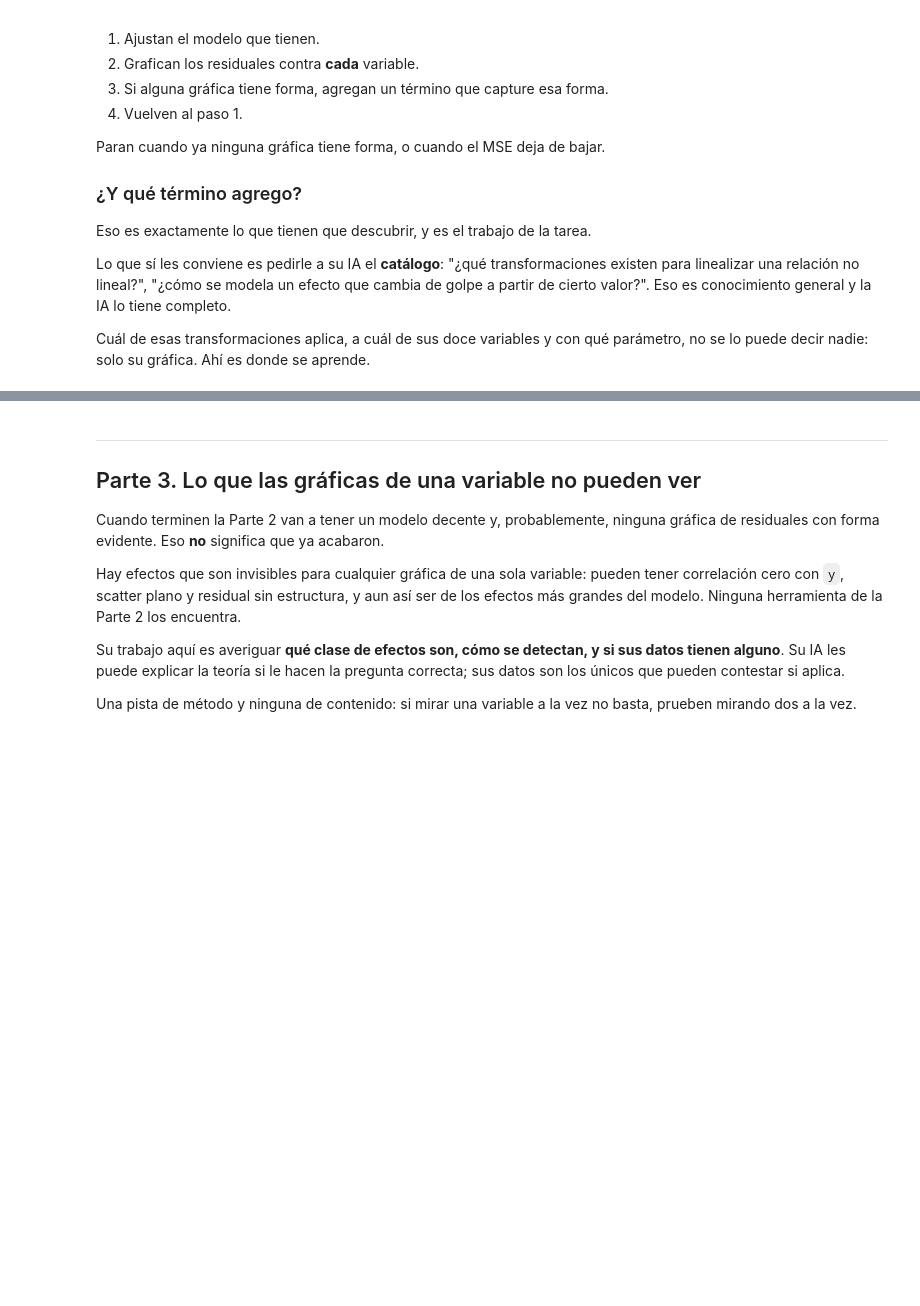
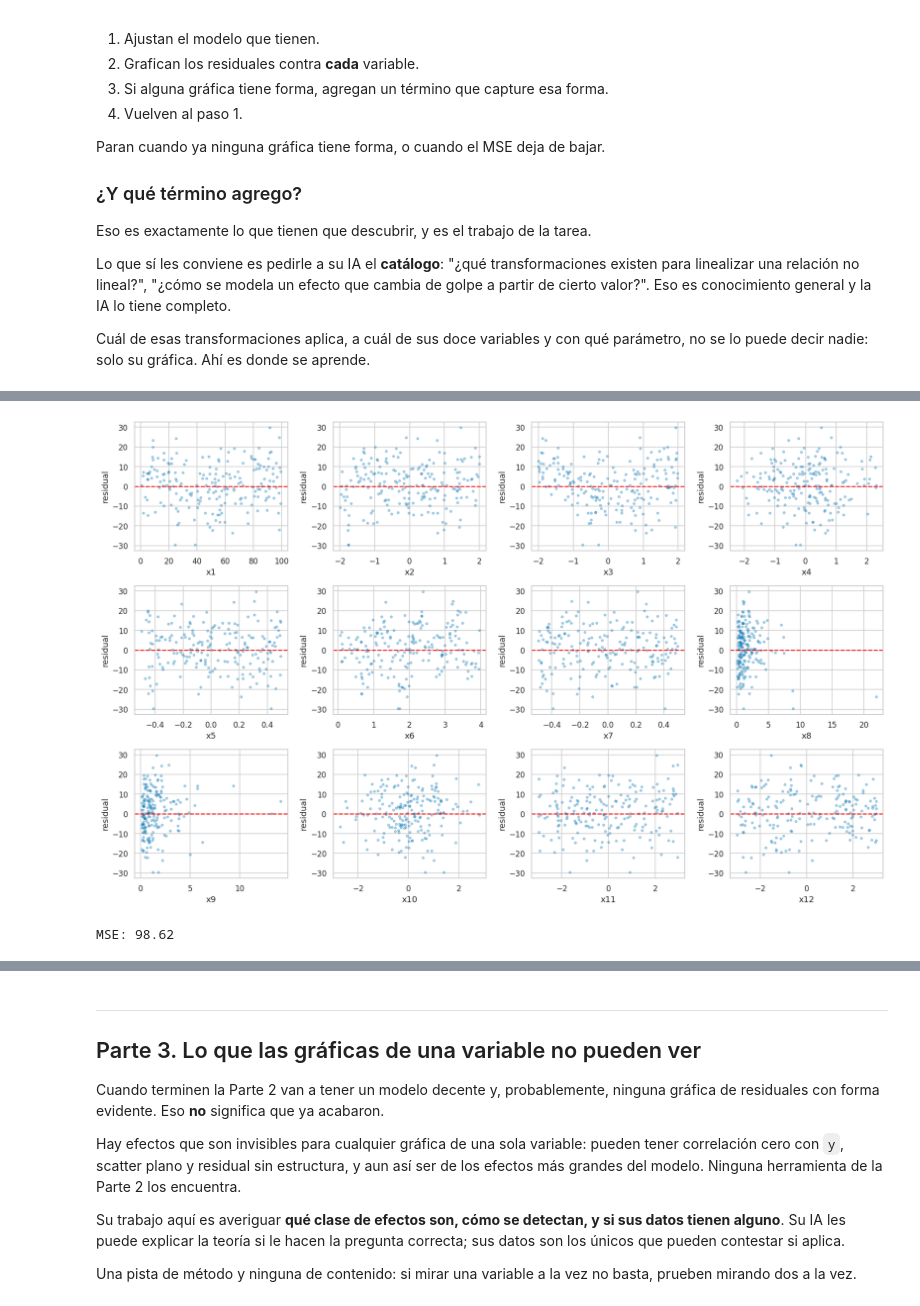
Before and after one commit to rosagtzz/mineria_datos, a Jupyter notebook: tareas/tarea_01_aproximacion_funcion.ipynb, the cells around one changed output, grey strips where cells are left out. Drawn from its saved outputs; the diff is of its cells as text; code cells hidden in the pictures; blank space fills up the shorter version.

```diff
--- a/tareas/tarea_01_aproximacion_funcion.ipynb
+++ b/tareas/tarea_01_aproximacion_funcion.ipynb
@@ -257,9 +302,22 @@ print(f"Modelo con las 12 crudas -> MSE de validación {mse:.2f}")
 # %%
 # TODO: grafiquen los residuales contra cada una de las 12 variables.
 # Una rejilla de 12 paneles, y en cada uno una línea horizontal en 0 como referencia.
 #
 # Lo que buscan es FORMA, no dispersión. Una nube gruesa sin patrón está bien;
 # una nube que sube, baja, ondula o salta es un término que les falta.
+fig, axes = plt.subplots(3, 4, figsize=(16, 10))
+axes = axes.flatten()
+
+for i, var in enumerate(VARIABLES):
+    axes[i].scatter(X_val[var], residuales, alpha=0.3, s=10)
+    axes[i].axhline(0, color="red", linestyle="--")
+    axes[i].set_xlabel(var)
+    axes[i].set_ylabel("residual")
+
+plt.tight_layout()
+plt.show()
+# %% [output]
+[figure, added]
 # %%
 # TODO: agreguen su primer término y vuelvan a medir.
 #
@@ -271,3 +329,8 @@ print(f"Modelo con las 12 crudas -> MSE de validación {mse:.2f}")
 #
 # Si el MSE bajó mucho, iban bien. Si no se movió, ese término no era. Anoten las dos
 # cosas en la bitácora: los intentos fallidos también cuentan.
+
+modelo, mse, residuales, _ = ajusta({"x3_cuadrada": lambda d: d["x3"]**2})
+print(f"MSE: {mse:.2f}")
+# %% [output]
+MSE: 98.62
```
Also changed, not shown: parts of 23 cells of this notebook.
